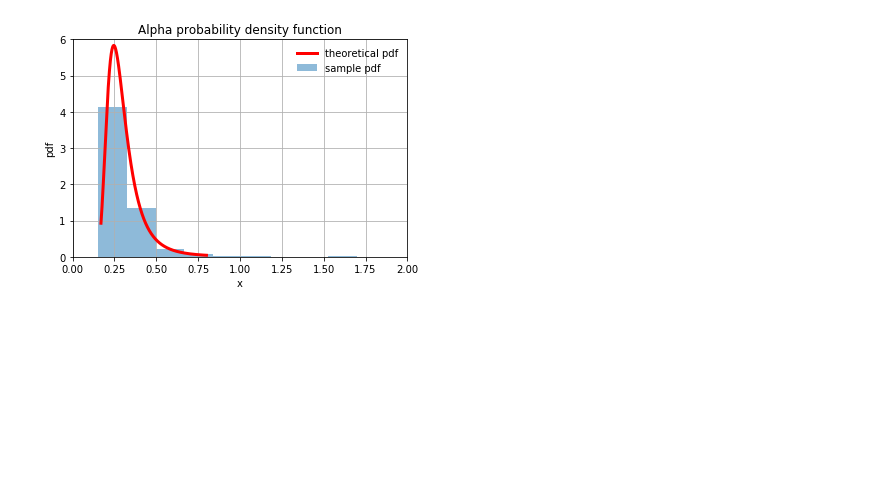
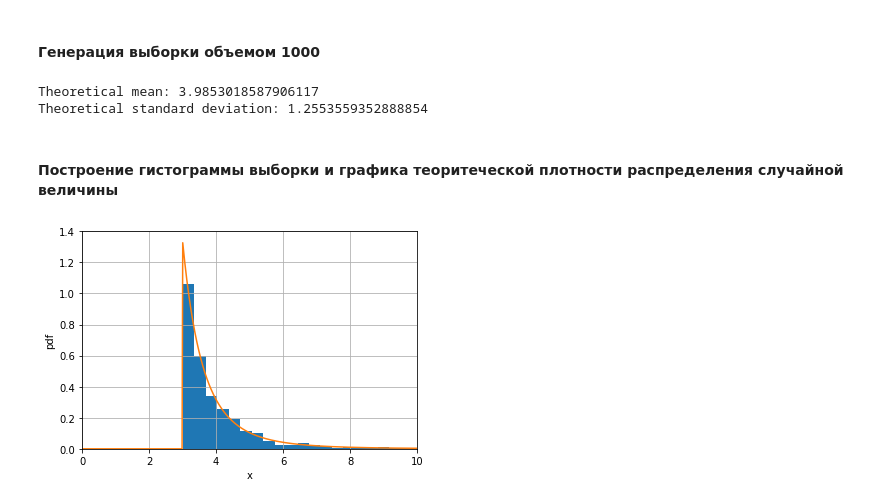
Before and after one commit to Mynzhassar/machine-learning-and-data-analysis, a Jupyter notebook: 1-mathematics-and-python/week_4/assignments/central_limit_theorem.ipynb, the cells around one changed output. Cells and saved outputs as stored; diff of their text form; code cells hidden in the pictures; blank space fills up the shorter version.

```diff
--- a/1-mathematics-and-python/week_4/assignments/central_limit_theorem.ipynb
+++ b/1-mathematics-and-python/week_4/assignments/central_limit_theorem.ipynb
@@ -10,18 +5,2 @@ r = alpha.rvs(a, size=n_samples)
-# %%
-x = np.linspace(alpha.ppf(0.01, a), alpha.ppf(0.99, a), 1000)
-
-plt.hist(r, density=True, bins=30, alpha=0.5, label="sample pdf")
-plt.plot(x, alpha.pdf(x, a), 'r', lw=3, label='theoretical pdf')
-
-plt.title("Alpha probability density function")
-plt.legend(loc='best', frameon=False)
-
-plt.xlabel("x")
-plt.ylabel("pdf")
-
-plt.grid()
-plt.axis([0, 2, 0, 6])
-
-plt.show()
-# %% [output]
-[figure, removed]
+# %% [markdown]
+#### Генерация выборки объемом 1000
@@ -27,0 +11,29 @@ plt.show()
+# %%
+n_samples = 1000
+
+distribution = sts.pareto(k, loc=0, scale=xm)
+distribution_sample = distribution.rvs(n_samples) # генерируем выборку заданного объёма
+
+print(f"Theoretical mean: {distribution_sample.mean()}")
+print(f"Theoretical standard deviation: {distribution_sample.std()}")
+# %% [output]
+Theoretical mean: 3.9853018587906117
+Theoretical standard deviation: 1.2553559352888854
+# %% [markdown]
+#### Построение гистограммы выборки и графика теоритеческой плотности распределения случайной величины
+# %%
+# гистограмма выборки
+plt.hist(distribution_sample, bins=30, density=True)
+
+# теоретическая плотность распределения
+x = np.linspace(0, 20, 1000)
+pdf = distribution.pdf(x)
+plt.plot(x, pdf)
+plt.grid()
+plt.axis([0, 10, 0, 1.4])
+plt.xlabel("x")
+plt.ylabel("pdf")
+
+plt.show()
+# %% [output]
+[figure, added]
```
Also changed, not shown: parts of 14 cells of this notebook.
